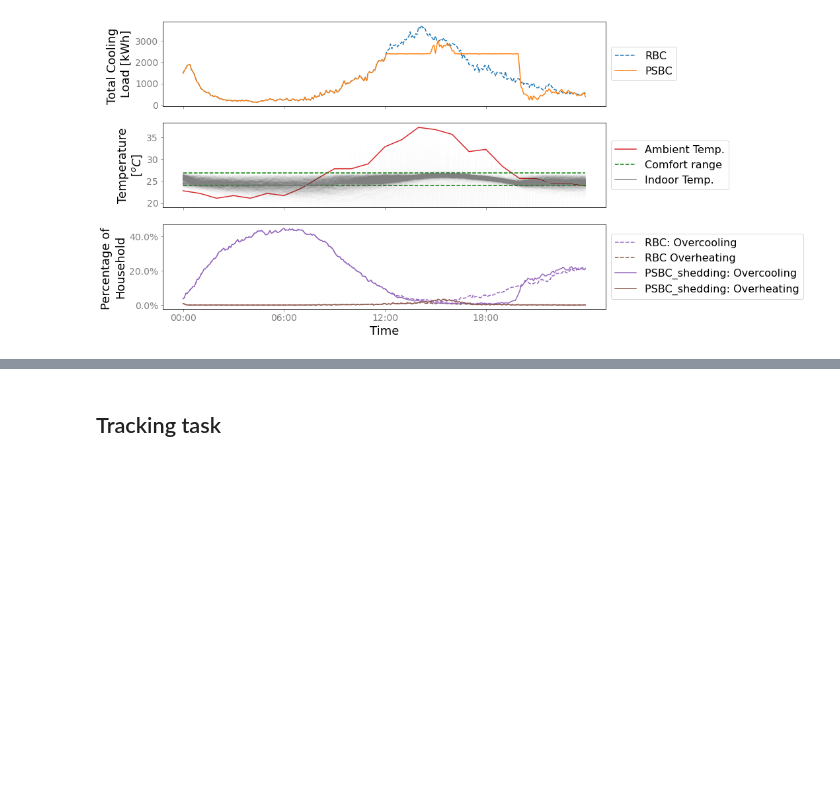
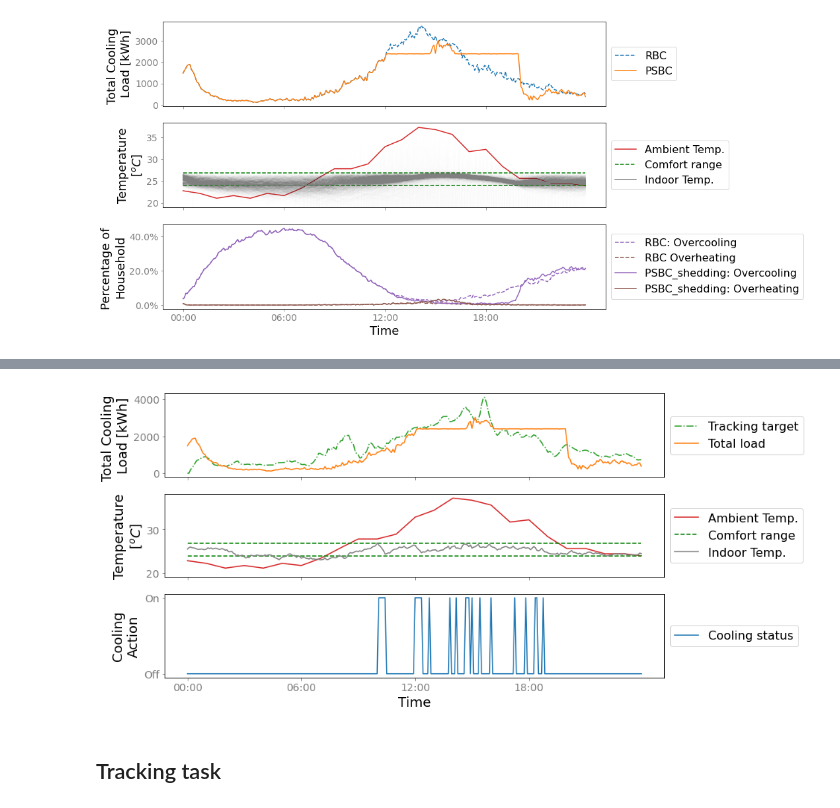
Before and after one commit to LBNL-ETA/AlphaBuilding-ResCommunity, a Jupyter notebook: bin/Section3.3&3.4 PSBC&ADMM.ipynb, the cells around one changed output, grey strips where cells are left out. Saved outputs shown, nothing was run; the diff lists cells and outputs as text; code cells hidden in the pictures; blank space fills up the shorter version.

```diff
--- a/bin/Section3.3&3.4 PSBC&ADMM.ipynb
+++ b/bin/Section3.3&3.4 PSBC&ADMM.ipynb
@@ -180,6 +180,49 @@ axes[2].xaxis.set_major_formatter(myFmt)
 plt.savefig(generate_fig_name('tracking_target'))
 # %% [output]
 [figure]
+# %%
+def plot_household(Temp, Action, env, index, fig_name=False):
+    '''Function to plot single household
+    '''
+    fig, axes = plt.subplots(3,1, figsize=(12, 7), sharex=True)
+
+    time_index = Temp.index
+
+    # subplot1: total cooling load
+    q_c_coord = (Action.values * env_parameters['P_c'].values).sum(axis=1)
+    axes[0].plot(time_index, p_target, '-.', color=default_colors[2], label='Tracking target')
+    axes[0].plot(time_index, q_c_coord, color=default_colors[1], label='Total load')
+    # axes[0].plot(time_index, q_c_coord-p_target, color=default_colors[1], label='Load tracking error')
+    axes[0].set_ylabel('Total Cooling \nLoad [kWh]')
+    axes[0].legend(loc='center left', bbox_to_anchor=(1,0.5))
+
+    # subplot2: ambient temperature
+    axes[1].plot(time_index, weather_ts['Temperature'].values[:len(time_index)], color=default_colors[3], label='Ambient Temp.')
+    # plot deadband
+    t_lower = tsp[0] - trange[0]/2
+    t_upper = tsp[0] + trange[0]/2
+    axes[1].plot((time_index[0],time_index[-1]), (t_lower, t_lower), 'g--', label='Comfort range')
+    axes[1].plot((time_index[0],time_index[-1]), (t_upper, t_upper), 'g--')
+    # plot temperature
+    axes[1].plot(time_index, Temp[index].values, 'grey', label='Indoor Temp.')
+    axes[1].set_ylabel('Temperature\n[$^oC$]')
+    axes[1].set_ylim(weather_ts['Temperature'].values.min()-1, weather_ts['Temperature'].values.max()+1)
+    axes[1].legend(loc='center left', bbox_to_anchor=(1,0.5))
+
+    # subplot3: action
+    axes[2].plot(time_index, Action[index].values, color=default_colors[0], label='Cooling status')
+    axes[2].set_ylabel('Cooling\nAction')
+    axes[2].legend(loc='center left', bbox_to_anchor=(1,0.5))
+    axes[2].set_yticks([0, 1])
+    axes[2].set_yticklabels(['Off', 'On'])
+
+    axes[2].set_xlabel('Time')
+    axes[2].set_xticks(time_index[::72])
+    myFmt = mdates.DateFormatter('%H:%M')
+    axes[2].xaxis.set_major_formatter(myFmt)
+
+    if fig_name:
+        plt.savefig(generate_fig_name('{}_{}'.format(fig_name, index)))
 # %% [markdown]
 ## Shedding task
 # %%
@@ -361,3 +420,7 @@ plt.savefig(generate_fig_name('shedding'))
+# %%
+plot_household(T_in_coord_shedding, Action_coord_shedding, env, 3, 'psbc_shedding')
+# %% [output]
+[figure, added]
 # %% [markdown]
 ## Tracking task
 # %%
```
Also changed, not shown: parts of 14 cells of this notebook, 5 other files.
